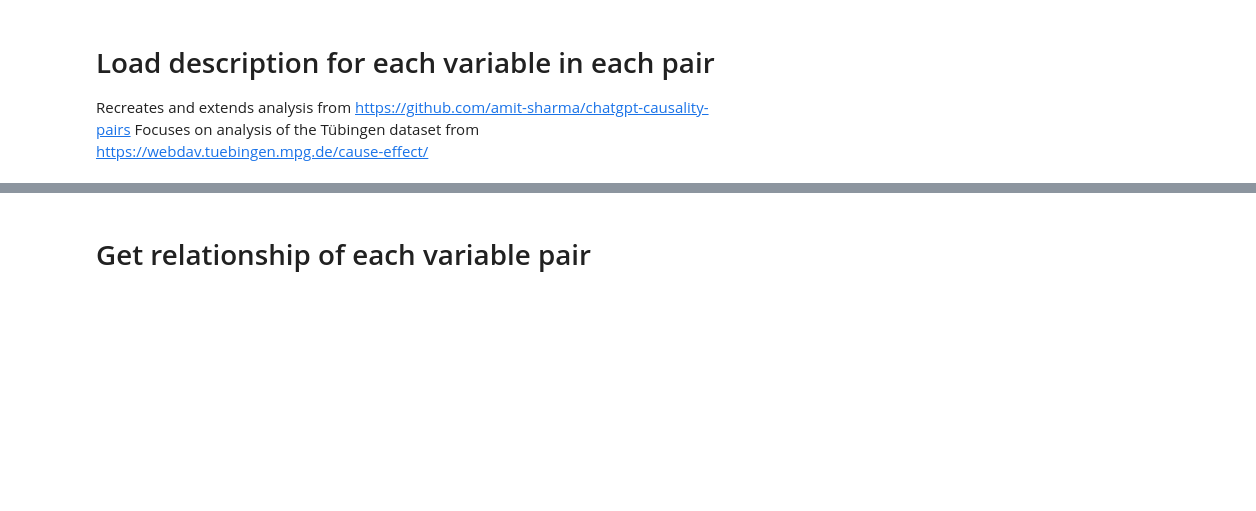
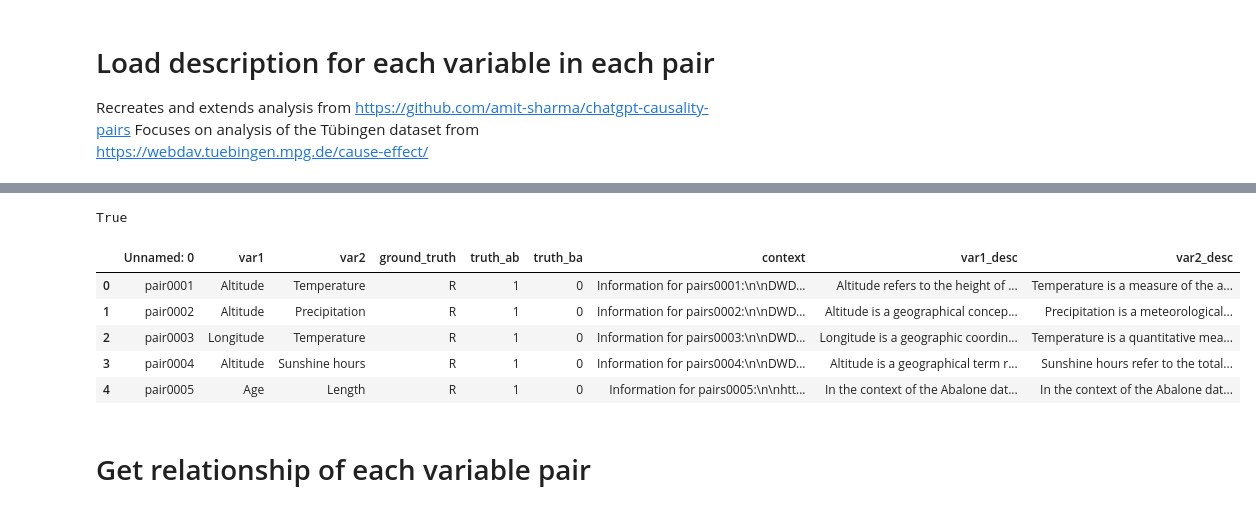
Before and after one commit to albamoleroo/causality_llms, a Jupyter notebook: docs/notebooks/tuebingen_causality_pairs/tuebingen_pairs_notebook_v2.ipynb, the cells around one changed output, grey strips where cells are left out. Saved outputs shown, nothing was run; the diff lists cells and outputs as text; code cells hidden in the pictures; blank space fills up the shorter version.

```diff
--- a/docs/notebooks/tuebingen_causality_pairs/tuebingen_pairs_notebook_v2.ipynb
+++ b/docs/notebooks/tuebingen_causality_pairs/tuebingen_pairs_notebook_v2.ipynb
@@ -18,6 +46,10 @@ from typing import Dict, List, Tuple
 import guidance
 import os
 
+from openai import OpenAI
+from portkey_ai import createHeaders
+
+
 load_dotenv()
-
-os.environ["OPENAI_API_KEY"] = ''
+# %% [output]
+True
@@ -27,9 +77,17 @@ modeler = TuebingenModelSuggester('gpt-4')
 # %%
 import pandas as pd
 # %%
-df = pd.read_csv('/content/drive/MyDrive/pywhy-llm/pywhyllm/tuebingen_pairs.csv')
+#df = pd.read_csv('/content/drive/MyDrive/pywhy-llm/pywhyllm/tuebingen_pairs.csv')
+df = pd.read_csv('/home/moleropa/repositories/master/TFM/pywhyllm/docs/notebooks/tuebingen_causality_pairs/tuebingen_pairs.csv')
 # %%
-df
+df.head()
+# %% [output]
+|  | Unnamed: 0 | var1 | var2 | ground_truth | truth_ab | truth_ba | context | var1_desc | var2_desc |
+| 0 | pair0001 | Altitude | Temperature | R | 1 | 0 | Information for pairs0001:\n\nDWD... | Altitude refers to the height of ... | Temperature is a measure of the a... |
+| 1 | pair0002 | Altitude | Precipitation | R | 1 | 0 | Information for pairs0002:\n\nDWD... | Altitude is a geographical concep... | Precipitation is a meteorological... |
+| 2 | pair0003 | Longitude | Temperature | R | 1 | 0 | Information for pairs0003:\n\nDWD... | Longitude is a geographic coordin... | Temperature is a quantitative mea... |
+| 3 | pair0004 | Altitude | Sunshine hours | R | 1 | 0 | Information for pairs0004:\n\nDWD... | Altitude is a geographical term r... | Sunshine hours refer to the total... |
+| 4 | pair0005 | Age | Length | R | 1 | 0 | Information for pairs0005:\n\nhtt... | In the context of the Abalone dat... | In the context of the Abalone dat... |
 # %% [markdown]
 # Get relationship of each variable pair
 # %%
```
Also changed, not shown: parts of 27 cells of this notebook, 11 other files.
